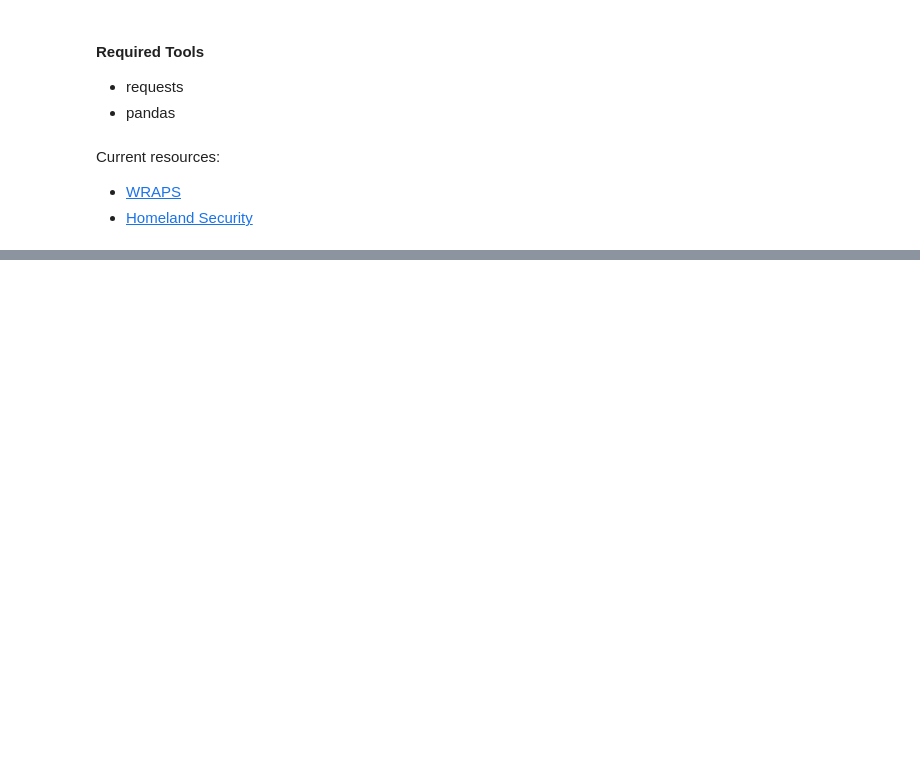
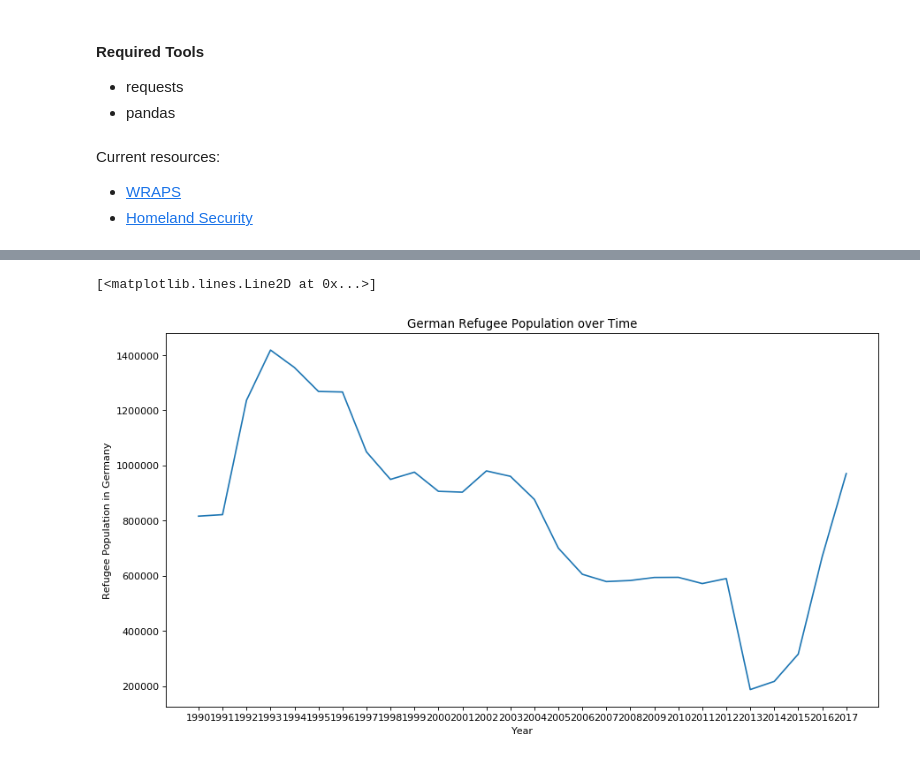
Before and after one commit to jordanrmess/USrefugees, a Jupyter notebook: final.ipynb, the cells around one changed output, grey strips where cells are left out. Drawn from its saved outputs; the diff is of its cells as text; code cells hidden in the pictures; blank space fills up the shorter version.

```diff
--- a/final.ipynb
+++ b/final.ipynb
@@ -32,0 +67,6 @@ df.head()
+# %%
+df = pd.read_csv('data/world_data.csv')
+df = df.drop('Indicator Code',axis=1)
+df = df.drop('Indicator Name',axis=1)
+df= df.drop(df.iloc[:,2:32],axis=1)
+df = df.fillna(0)
@@ -32,0 +84,10 @@ df.head()
+# %%
+from matplotlib.pyplot import figure
+figure(num=None, figsize=(13, 7), dpi=80, facecolor='w', edgecolor='k')
+plt.xlabel('Year')
+plt.ylabel('Refugee Population in Germany')
+plt.title('German Refugee Population over Time')
+plt.plot(germ_x,germ_y)
+# %% [output]
+[<matplotlib.lines.Line2D at 0x...>]
+[figure, added]
```
Also changed, not shown: parts of 17 cells of this notebook, 2 other files.
